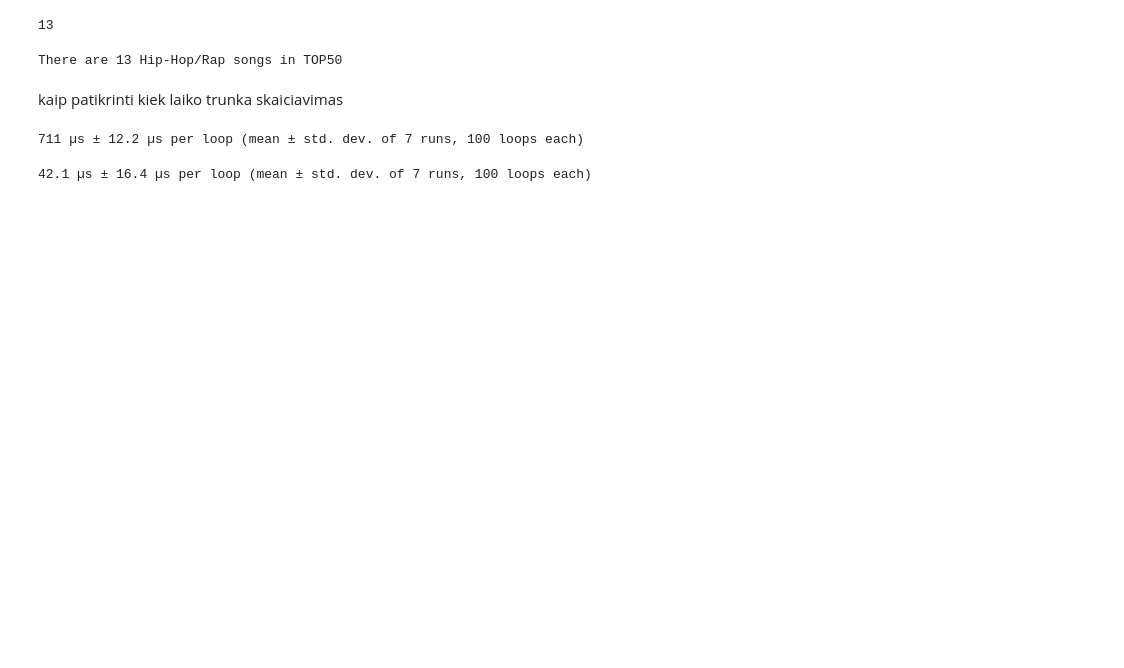
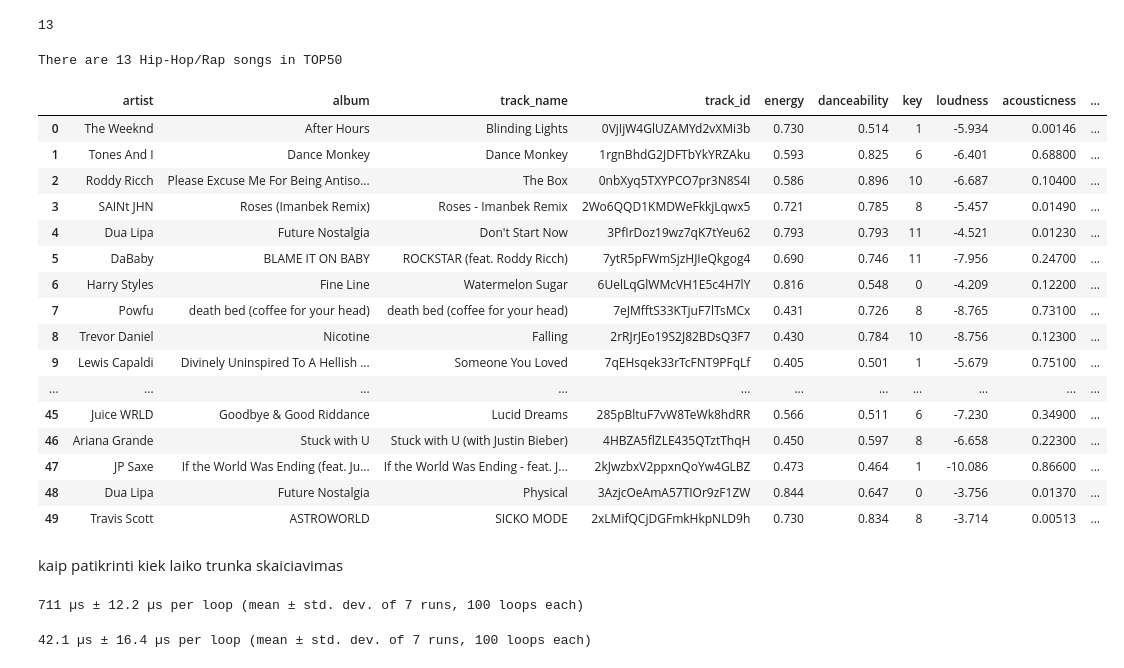
Before and after one commit to Grazina-S/sprint2, a Jupyter notebook: spotify_analysis.ipynb, the cells around one changed output. Drawn from its saved outputs; the diff is of its cells as text; code cells hidden in the pictures; blank space fills up the shorter version.

```diff
--- a/spotify_analysis.ipynb
+++ b/spotify_analysis.ipynb
@@ -142,6 +319,26 @@ np.count_nonzero(df['genre'] == 'Hip-Hop/Rap')#tik patikrinti kaip teisingai pas
 print(f"There are {np.count_nonzero(df['genre'] == 'Hip-Hop/Rap')} Hip-Hop/Rap songs in TOP50")
 # %% [output]
 There are 13 Hip-Hop/Rap songs in TOP50
+# %%
+df
+# %% [output]
+|  | artist | album | track_name | track_id | energy | danceability | key | loudness | acousticness | ... |
+| 0 | The Weeknd | After Hours | Blinding Lights | 0VjIjW4GlUZAMYd2vXMi3b | 0.730 | 0.514 | 1 | -5.934 | 0.00146 | ... |
+| 1 | Tones And I | Dance Monkey | Dance Monkey | 1rgnBhdG2JDFTbYkYRZAku | 0.593 | 0.825 | 6 | -6.401 | 0.68800 | ... |
+| 2 | Roddy Ricch | Please Excuse Me For Being Antiso... | The Box | 0nbXyq5TXYPCO7pr3N8S4I | 0.586 | 0.896 | 10 | -6.687 | 0.10400 | ... |
+| 3 | SAINt JHN | Roses (Imanbek Remix) | Roses - Imanbek Remix | 2Wo6QQD1KMDWeFkkjLqwx5 | 0.721 | 0.785 | 8 | -5.457 | 0.01490 | ... |
+| 4 | Dua Lipa | Future Nostalgia | Don't Start Now | 3PfIrDoz19wz7qK7tYeu62 | 0.793 | 0.793 | 11 | -4.521 | 0.01230 | ... |
+| 5 | DaBaby | BLAME IT ON BABY | ROCKSTAR (feat. Roddy Ricch) | 7ytR5pFWmSjzHJIeQkgog4 | 0.690 | 0.746 | 11 | -7.956 | 0.24700 | ... |
+| 6 | Harry Styles | Fine Line | Watermelon Sugar | 6UelLqGlWMcVH1E5c4H7lY | 0.816 | 0.548 | 0 | -4.209 | 0.12200 | ... |
+| 7 | Powfu | death bed (coffee for your head) | death bed (coffee for your head) | 7eJMfftS33KTjuF7lTsMCx | 0.431 | 0.726 | 8 | -8.765 | 0.73100 | ... |
+| 8 | Trevor Daniel | Nicotine | Falling | 2rRJrJEo19S2J82BDsQ3F7 | 0.430 | 0.784 | 10 | -8.756 | 0.12300 | ... |
+| 9 | Lewis Capaldi | Divinely Uninspired To A Hellish ... | Someone You Loved | 7qEHsqek33rTcFNT9PFqLf | 0.405 | 0.501 | 1 | -5.679 | 0.75100 | ... |
+| ... | ... | ... | ... | ... | ... | ... | ... | ... | ... | ... |
+| 45 | Juice WRLD | Goodbye & Good Riddance | Lucid Dreams | 285pBltuF7vW8TeWk8hdRR | 0.566 | 0.511 | 6 | -7.230 | 0.34900 | ... |
+| 46 | Ariana Grande | Stuck with U | Stuck with U (with Justin Bieber) | 4HBZA5flZLE435QTztThqH | 0.450 | 0.597 | 8 | -6.658 | 0.22300 | ... |
+| 47 | JP Saxe | If the World Was Ending (feat. Ju... | If the World Was Ending - feat. J... | 2kJwzbxV2ppxnQoYw4GLBZ | 0.473 | 0.464 | 1 | -10.086 | 0.86600 | ... |
+| 48 | Dua Lipa | Future Nostalgia | Physical | 3AzjcOeAmA57TIOr9zF1ZW | 0.844 | 0.647 | 0 | -3.756 | 0.01370 | ... |
+| 49 | Travis Scott | ASTROWORLD | SICKO MODE | 2xLMifQCjDGFmkHkpNLD9h | 0.730 | 0.834 | 8 | -3.714 | 0.00513 | ... |
 # %% [markdown]
 kaip patikrinti kiek laiko trunka skaiciavimas
 # %%
```
Also changed, not shown: parts of 34 cells of this notebook.
